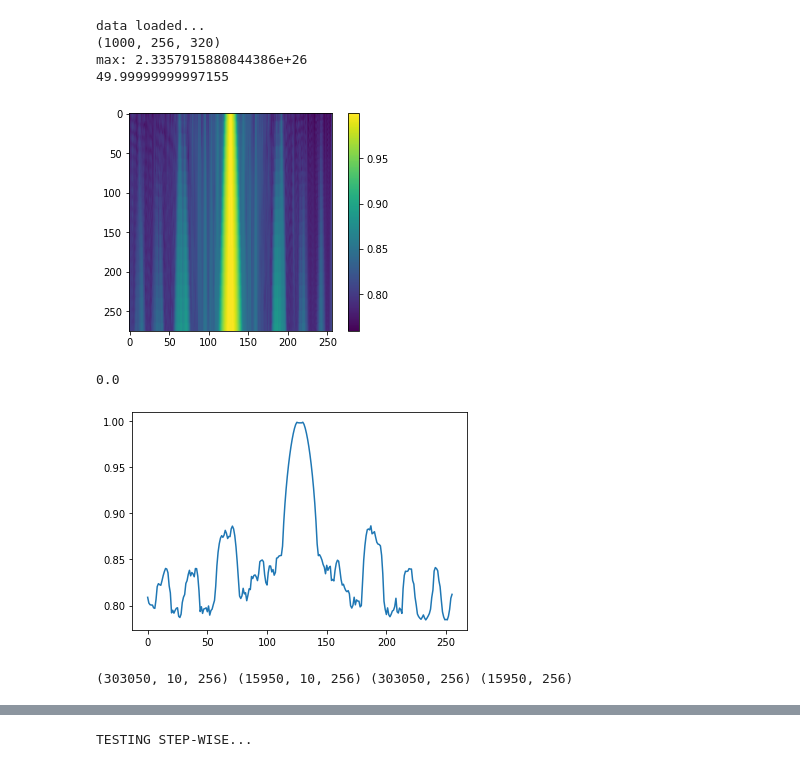
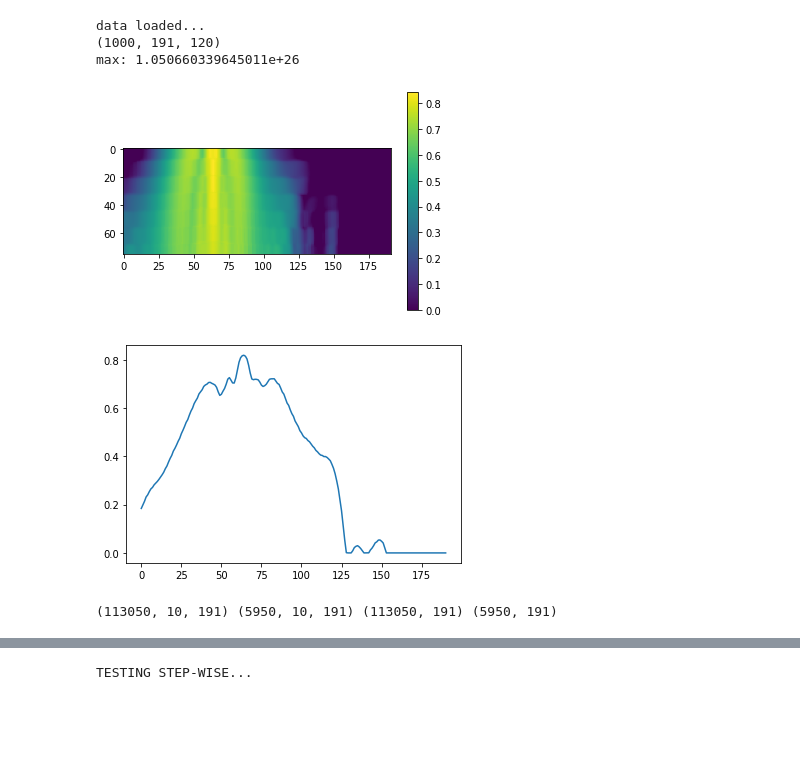
Before and after one commit to ugurtegin/MMF_RNN_Reuse, a Jupyter notebook: RNN2.ipynb, the cells around one changed output, grey strips where cells are left out. Cells and saved outputs as stored; diff of their text form; code cells hidden in the pictures; blank space fills up the shorter version.

```diff
--- a/RNN2.ipynb
+++ b/RNN2.ipynb
@@ -55,16 +55,10 @@ def load_data(filename, train_evo, test_evo, steps, window_size,
         print('max:', m_max)
         data=data/m_max  # normalize
         data = 10*np.log10(data)  # dB scale
-        dBlim = np.abs(np.min(np.min(data)))  # define dynamic range
+        dBlim = 55  # define dynamic range
         data[data < -dBlim] = -dBlim  # set spectrum <-55 to -55
-        data = data/dBlim + 1.00001
-        ##### Asagisi karisik
-        data = 10*np.log10(data)  # dB scale
-        dBlim = np.abs(np.min(np.min(data)))  # define dynamic range
-        data[data < -dBlim] = -dBlim  # set spectrum <-55 to -55
-        print(dBlim)
-        data = data/dBlim + 1
-        #####################
+        data = data/dBlim+1
+
 
     elif normalization == 'manual':
         m_max = 10369993.175721595 # SC spectral domain
@@ -105,43 +99,38 @@ def load_data(filename, train_evo, test_evo, steps, window_size,
 
     return i_x, X_train, X_test, Y_train, Y_test, data
 # %%
-filename = '/content/drive/MyDrive/NatMI_MMFwRNN/Data/data_w_all.mat'
+filename = '/content/drive/MyDrive/NatMI_MMFwRNN/Data/SC_Pro_Data2/data_w_all3.mat'
 
 window_size = 10 # RNN window size
-#num_epoch = 50 # number of epochs
-num_epoch = 10 # number of epochs
+num_epoch = 50 # number of epochs
+#num_epoch = 10 # number of epochs
 
-train_evo, test_evo, steps = 950, 50, 320
+train_evo, test_evo, steps = 950, 50, 120
 added_params = 0
 
 
 i_x, X_train, X_test, Y_train, Y_test, data = load_data(filename, train_evo,test_evo, steps,window_size,'dBm') # max/dBm
 # %% [output]
 data loaded...
-(1000, 256, 320)
-max: 2.3357915880844386e+26
-49.99999999997155
+(1000, 191, 120)
+max: 1.050660339645011e+26
 # %%
 a = 44
-plt.imshow(Y_test[a*320:(a+1)*320-a-1,:])
+plt.imshow(Y_test[a*120:(a+1)*120-a-1,:])
 plt.colorbar()
 plt.show()
 # %% [output]
-[figure, old version]
+[figure, new version]
-# %%
-np.min(np.min(X_train))
-# %% [output]
-0.0
 # %%
 a = 40
-plt.plot(Y_test[(319*a)-a,:])
+plt.plot(Y_test[(119*a)-a,:])
 plt.show()
 # %% [output]
-[figure, old version]
+[figure, new version]
 # %%
 print(X_train.shape, X_test.shape, Y_train.shape, Y_test.shape)
 # %% [output]
-(303050, 10, 256) (15950, 10, 256) (303050, 256) (15950, 256)
+(113050, 10, 191) (5950, 10, 191) (113050, 191) (5950, 191)
 # %%
 from keras.models import Sequential
 from keras.layers import Dense, Activation, Flatten, LSTM
```
Also changed, not shown: parts of 10 cells of this notebook.
